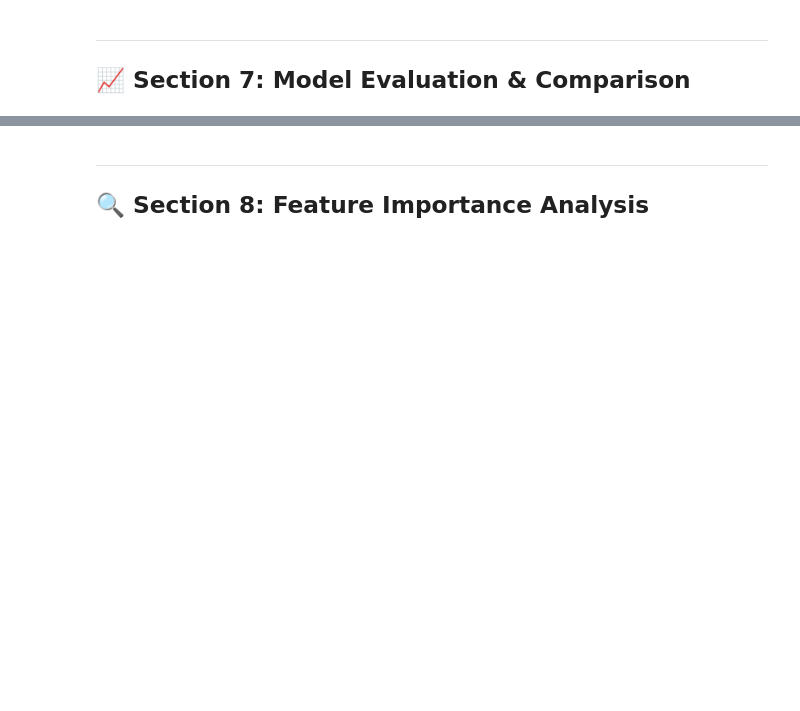
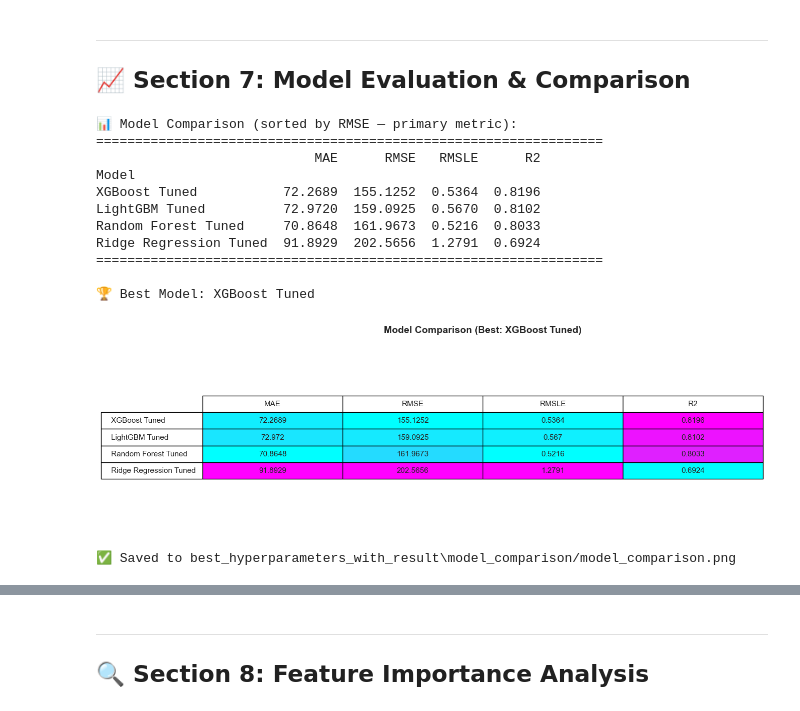
Before and after one commit to sandipan-ds/restaurant_inventory_optimzation, a Jupyter notebook: notebook/demand_forecasting.ipynb, the cells around one changed output, grey strips where cells are left out. Saved outputs shown, nothing was run; the diff lists cells and outputs as text; code cells hidden in the pictures; blank space fills up the shorter version.

Commit message:
switched back to cpu for xgboost and lightgbm and also added various model comparisons for used models in this project

```diff
--- a/notebook/demand_forecasting.ipynb
+++ b/notebook/demand_forecasting.ipynb
@@ -1138,14 +1844,62 @@ LightGBM               | MAE=   72.03 | RMSE=   169.32 | RMSLE=0.5000 | R2=0.785
 # %%
 # Results comparison table
 results_df = pd.DataFrame(all_results).set_index('Model')
-results_df = results_df.sort_values('RMSLE')
+results_df = results_df.sort_values('RMSE')
 
 # Highlight best model
-print('\n📊 Model Comparison (sorted by RMSLE — primary metric):')
+print('\n📊 Model Comparison (sorted by RMSE — primary metric):')
 print('='*65)
 print(results_df.round(4).to_string())
 print('='*65)
 best_model_name = results_df.index[0]
 print(f'\n🏆 Best Model: {best_model_name}')
+
+# ── Save as styled PNG ──
+save_dir = os.path.join('best_hyperparameters_with_result', 'model_comparison')
+os.makedirs(save_dir, exist_ok=True)
+
+fig, ax = plt.subplots(figsize=(12, len(results_df) * 0.8 + 1.5))
+ax.axis('off')
+
+table = ax.table(
+    cellText=results_df.round(4).values,
+    rowLabels=results_df.index,
+    colLabels=results_df.columns,
+    cellLoc='center',
+    loc='center'
+)
+table.auto_set_font_size(False)
+table.set_fontsize(11)
+table.scale(1.2, 2.0)
+
+# Apply blue gradient to metric columns
+cmap = plt.cm.cool
+
+for col_idx, col in enumerate(results_df.columns):
+    values = results_df[col].values.astype(float)
+    norm = mcolors.Normalize(vmin=values.min(), vmax=values.max())
+    for row_idx, val in enumerate(values):
+        color = cmap(norm(val))
+        table[row_idx + 1, col_idx].set_facecolor(color)
+
+plt.title(f'Model Comparison (Best: {best_model_name})', fontsize=14, fontweight='bold', pad=20)
+plt.savefig(os.path.join(save_dir, 'model_comparison.png'), dpi=150, bbox_inches='tight')
+plt.show()
+
+print(f"\n✅ Saved to {save_dir}/model_comparison.png")
+# %% [output]
+📊 Model Comparison (sorted by RMSE — primary metric):
+=================================================================
+                            MAE      RMSE   RMSLE      R2
+Model
+XGBoost Tuned           72.2689  155.1252  0.5364  0.8196
+LightGBM Tuned          72.9720  159.0925  0.5670  0.8102
+Random Forest Tuned     70.8648  161.9673  0.5216  0.8033
+Ridge Regression Tuned  91.8929  202.5656  1.2791  0.6924
+=================================================================
+
+🏆 Best Model: XGBoost Tuned
+[figure, added]
+✅ Saved to best_hyperparameters_with_result\model_comparison/model_comparison.png
 # %%
 fig, axes = plt.subplots(1, 3, figsize=(18, 6))
```
Also changed, not shown: parts of 18 cells of this notebook, 19 other files.
